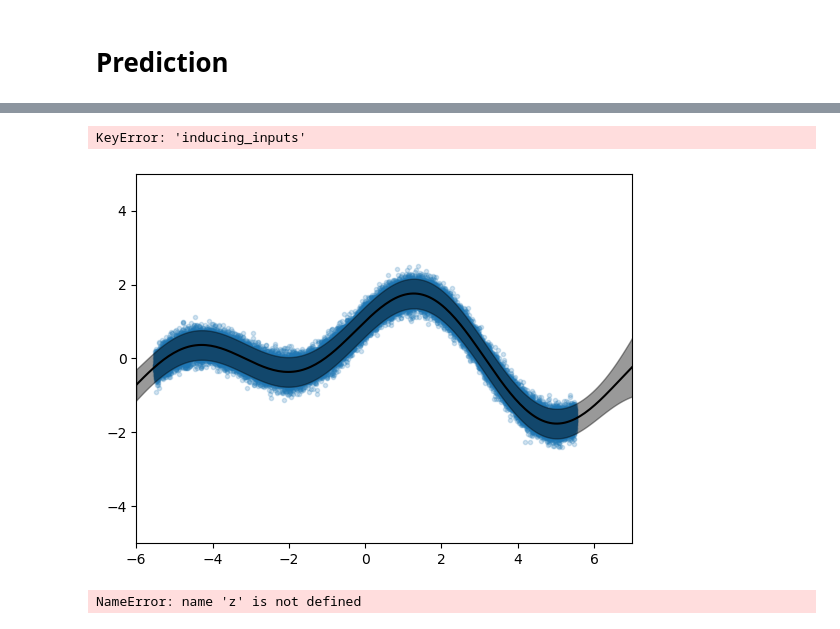
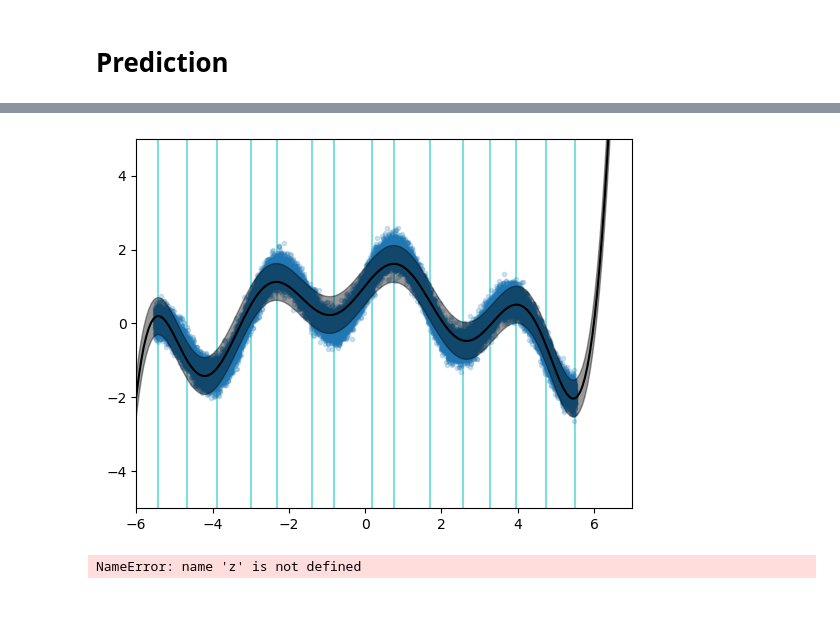
Before and after one commit to pymc-devs/pymcx, a Jupyter notebook: notebooks/gp1d.ipynb, the cells around one changed output, grey strips where cells are left out. Drawn from its saved outputs; the diff is of its cells as text; code cells hidden in the pictures.

```diff
--- a/notebooks/gp1d.ipynb
+++ b/notebooks/gp1d.ipynb
@@ -342,7 +350,7 @@ noise = 0.2
 
 low, high = -5.5, 5.5
 x = np.sort(np.random.uniform(low, high, n_data))
-f = lambda x: np.sin(1 * x) + np.cos(0.5 * x)
+f = lambda x: np.sin(2 * x) + np.cos(0.5 * x)
 signal = f(x)
 y = signal + noise * np.random.randn(n_data)
 
@@ -359,19 +367,19 @@ with pm.Model() as model:
     pm.Data("X", np.asarray(X))
     pm.Data("y", np.asarray(y))
 
-    eta = pm.Exponential("eta", scale=1.0)
-    ell = pm.Gamma("ell", alpha=5, beta=1)
+    eta = pm.Exponential("eta", scale=5.0)
+    ell = pm.InverseGamma("ell", mu=1.0, sigma=1.0, initval=0.25)
     cov_func = eta**2 * pm.gp.cov.ExpQuad(1, ls=ell)
 
-    c = pm.Exponential("c", scale=10)
+    c = pm.Exponential("c", scale=5)
     mean_func = pm.gp.mean.Constant(c)
 
-    n_inducing = 10
+    n_inducing = 15
     #z_init = np.linspace(-5, 5, n_inducing)[:, None]
     z_init = pm.gp.util.kmeans_inducing_points(n_inducing, np.asarray(X))
     z_init = np.sort(z_init, axis=0)
 
-    sigma = pm.Exponential("sigma", scale=10)
+    sigma = pm.Exponential("sigma", scale=5.0)
 
     batch_size = 1024
     svgp = SVGP(
@@ -392,13 +400,13 @@ with model:
 
     schedule = optax.warmup_cosine_decay_schedule(
         init_value=0.0,
-        peak_value=0.025,
-        warmup_steps=200,
-        decay_steps=10_000,
-        end_value=1e-5,
+        peak_value=0.01,
+        warmup_steps=300,
+        decay_steps=1000,
+        end_value=3e-4,
     )
 
-    n_steps = 15
+    n_steps = 2_000
     plt.plot(schedule(np.arange(n_steps)))
     plt.show()
 
@@ -454,18 +461,17 @@ with model:
 # %%
 mu, sd = f_predict(t, result)
 
 plt.plot(x, y, '.', zorder=0, alpha=0.2);
 plt.plot(t.flatten(), mu, color="k");
 plt.fill_between(t.flatten(), mu - 2*sd, mu + 2*sd, color="k", alpha=0.4, zorder=1);
 plt.xlim([-6, 7]);
 plt.ylim([-5, 5]);
 
-z = results["inducing_inputs"].flatten()
+z = results["z"].flatten()
 for z_ in z:
     plt.axvline(x=z_, color="c", zorder=-2, alpha=0.5)
 # %% [output]
-KeyError: 'inducing_inputs'
-[figure, old version]
+[figure, new version]
 # %%
 mu = results["variational_mean"].flatten()
 plt.scatter(z, mu);
```
Also changed, not shown: parts of 9 cells of this notebook.
